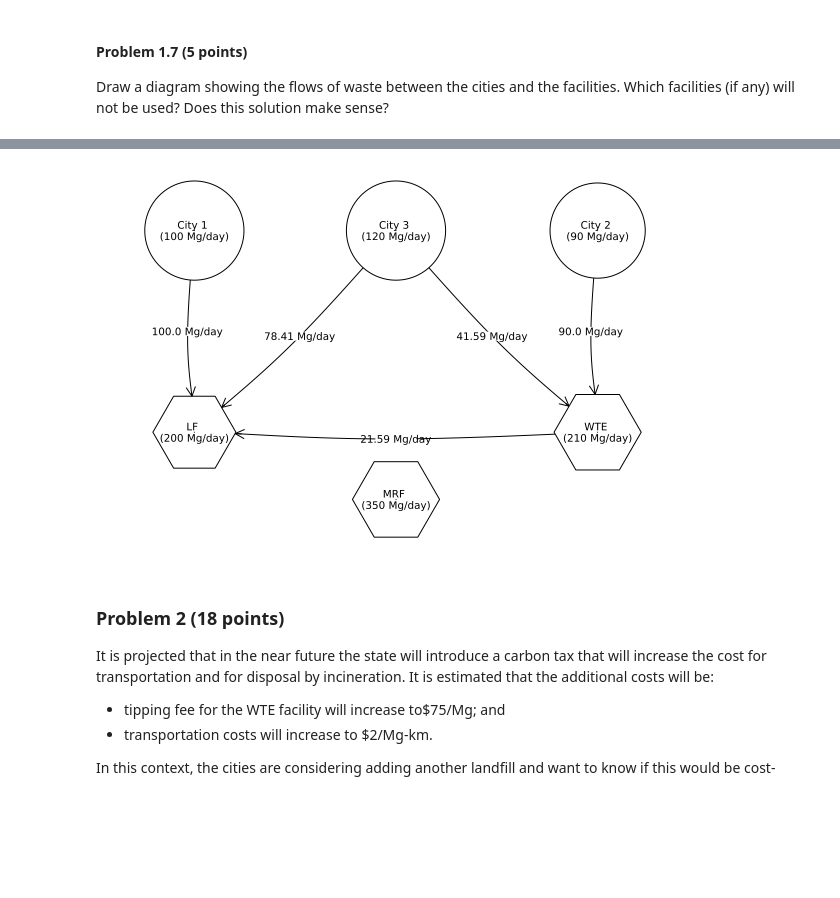
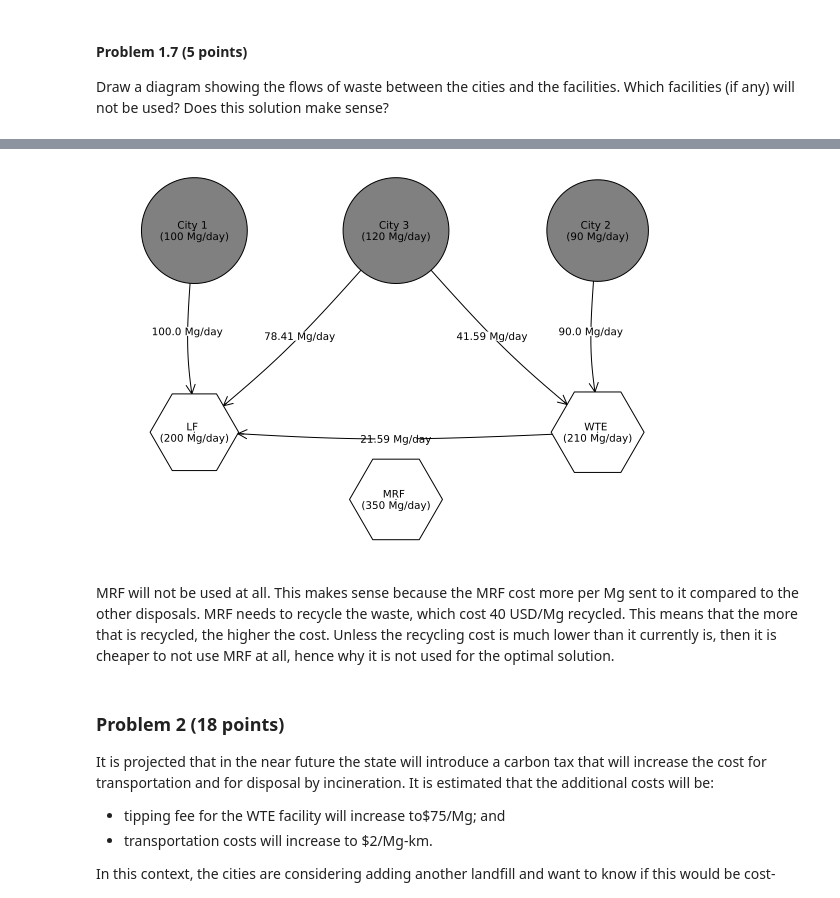
Before and after one commit to BEE4750-FA23/hw05-anthonynic28, a Jupyter notebook: hw05.ipynb, the cells around one changed output, grey strips where cells are left out. Cells and saved outputs as stored; diff of their text form; code cells hidden in the pictures; blank space fills up the shorter version.

Commit message:
completed all problems & some formatting

```diff
--- a/hw05.ipynb
+++ b/hw05.ipynb
@@ -493,41 +561,51 @@ solution make sense?
+# %%
+# round for nice formatting
+W1 = round.(value.(W).data, digits=2)
+R1 = round.(value.(R).data, digits=2);
 # %%
+# construct diagram
+
 names = [
     "City 1 \n(" * string(city1_dict["production"], " Mg/day)"),
     "City 2 \n(" * string(city2_dict["production"], " Mg/day)"),
     "City 3 \n(" * string(city3_dict["production"], " Mg/day)"),
     "WTE \n(" * string(WTE_dict["capacity"], " Mg/day)"),
     "MRF \n(" * string(MRF_dict["capacity"], " Mg/day)"),
     "LF \n(" * string(LF_dict["capacity"], " Mg/day)")
 ]
 
+# formatting
 shapes = [:circle, :circle, :circle, :hexagon, :hexagon, :hexagon]
-colors = [:white, :white, :white, :white, :white, :white]
-sizes = 0.15
+colors = [:gray, :gray, :gray, :white, :white, :white, :white]
+sizes = 0.16
 xpos = [-0.5, 2.5, 1, 2.5, 1, -0.5]
 ypos = [1, 1, 1, -0.5, -1, -0.5]
+cities = length(S) # offset for disposals being after cities in matrix
 
-W = round.(value.(W).data, digits=2)
-R = round.(value.(R).data, digits=2)
 edge_labels = Dict(
-    (city1, LF + cities) => string(value.(W[city1, LF]), " Mg/day"),
-    (city2, WTE + cities) => string(value.(W[city2, WTE]), " Mg/day"),
-    (city3, WTE + cities) => string(value.(W[city3, WTE]), " Mg/day"),
-    (city3, LF + cities) => string(value.(W[city3, LF]), " Mg/day"),
-    (WTE + cities, LF + cities) => string(value.(R[WTE, LF]), " Mg/day")
+    (city1, LF + cities) => string(value.(W1[city1, LF]), " Mg/day"),
+    (city2, WTE + cities) => string(value.(W1[city2, WTE]), " Mg/day"),
+    (city3, WTE + cities) => string(value.(W1[city3, WTE]), " Mg/day"),
+    (city3, LF + cities) => string(value.(W1[city3, LF]), " Mg/day"),
+    (WTE + cities, LF + cities) => string(value.(R1[WTE, LF]), " Mg/day")
 )
+
+# build matrix based on connections
 A = zeros(length(names), length(names))
 [A[i[1], i[2]] = 1 for i in collect(keys(edge_labels))]
 
 graphplot(A,
     names=names,
     edgelabel=edge_labels,
     markersizes=sizes,
     markershapes=shapes,
     markercolor=colors,
     x=xpos, y=ypos
 )
 # %% [output]
-[figure, old version]
+[figure, new version]
+# %% [markdown]
+MRF will not be used at all. This makes sense because the MRF cost more per Mg sent to it compared to the other disposals. MRF needs to recycle the waste, which cost 40 USD/Mg recycled. This means that the more that is recycled, the higher the cost. Unless the recycling cost is much lower than it currently is, then it is cheaper to not use MRF at all, hence why it is not used for the optimal solution.
 # %% [markdown]
 ### Problem 2 (18 points)
 
```
Also changed, not shown: parts of 53 cells of this notebook.
